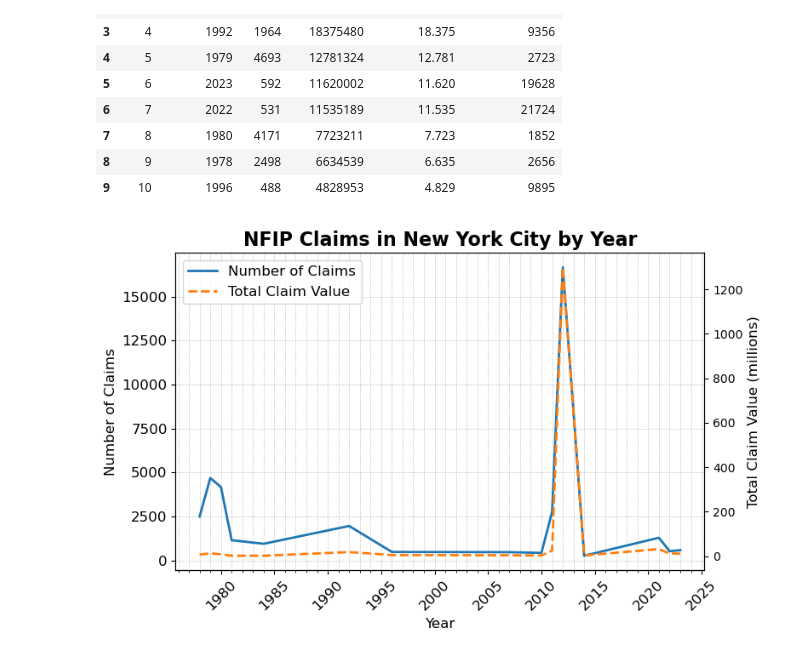
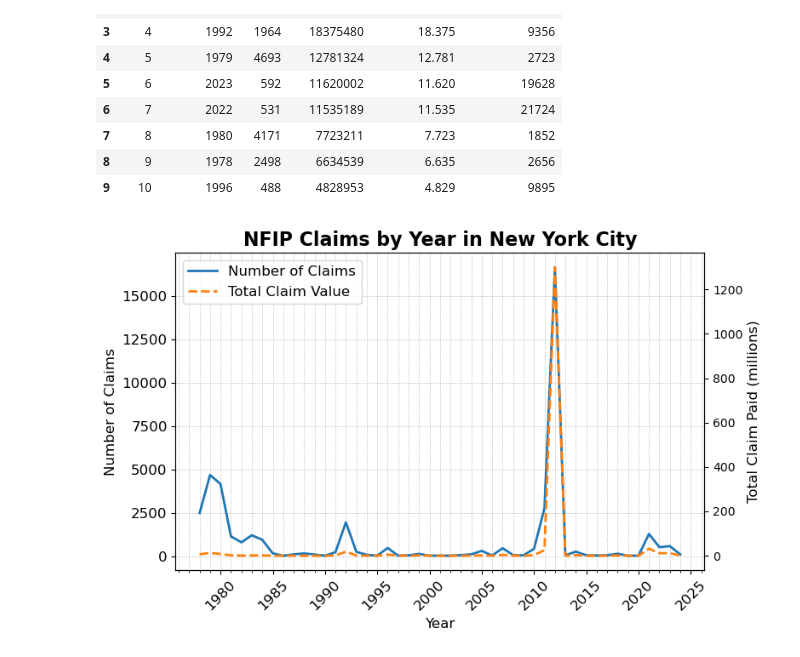
Before and after one commit to mebauer/nyc-odw25-nfip, a Jupyter notebook: figures.ipynb, the cells around one changed output. Cells and saved outputs as stored; diff of their text form; code cells hidden in the pictures.

```diff
--- a/figures.ipynb
+++ b/figures.ipynb
@@ -347,8 +432,7 @@ df
 # %%
-# sanity check
 sql = """
     SELECT
-        EXTRACT('year' FROM dateOfLoss) AS yearOfLoss,
+        yearOfLoss,
         COUNT(*) AS count,
         ROUND(
             SUM(amountPaidOnBuildingClaim)
@@ -366,12 +450,9 @@ sql = """
     WHERE
         yearOfLoss != 2025
     GROUP BY
-        EXTRACT('year' FROM dateOfLoss)
+        yearOfLoss
     ORDER BY
         total_claim DESC
-    LIMIT
-        15
-
 """
 
 df = con.sql(sql).to_df()
@@ -407,62 +488,62 @@ top_ten
 | 8 | 9 | 1978 | 2498 | 6634539 | 6.635 | 2656 |
 | 9 | 10 | 1996 | 488 | 4828953 | 4.829 | 9895 |
 # %%
-# Create the figure and axes
+# create the figure and axes
 fig, ax1 = plt.subplots(figsize=(8, 5))
 
-# Plot the number of claims (count_year) on the first axis with a thicker line
+# plot the number of claims (count_year) on the first axis with a thicker line
 sns.lineplot(
     data=df,
     x='yearOfLoss',
     y='count',
     ax=ax1,
     color='C0',
-    linewidth=2,  # Thicker line for better visibility
-    label='Number of Claims'  # Add a label for the legend
+    linewidth=2,  # thicker line for better visibility
+    label='Number of Claims'  # add a label for the legend
 )
 
-# Create a second y-axis for the amount paid (total_claim)
+# create a second y-axis for the amount paid (total_claim)
 ax2 = ax1.twinx()
 
-# Plot the total claim amount (total_claim) on the second axis with a different line style
+# plot the total claim amount (total_claim) on the second axis with a different line style
 sns.lineplot(
     data=df,
     x='yearOfLoss',
     y='total_claimM',
     ax=ax2,
     color='C1',
-    linewidth=2,  # Thicker line for better visibility
+    linewidth=2,
     linestyle='--',  # Dashed line for differentiation
-    label='Total Claim Value'  # Add a label for the legend
+    label='Total Claim Value'
 )
 
-# Set the title and labels with clear and concise text
-ax1.set_title('NFIP Claims in New York City by Year', fontsize=16, weight='bold')
+# set the title and labels with clear and concise text
+ax1.set_title('NFIP Claims by Year in New York City', fontsize=16, weight='bold')
 ax1.set_xlabel('Year', fontsize=12)
 ax1.set_ylabel('Number of Claims', fontsize=12)
-ax2.set_ylabel('Total Claim Value (millions)', fontsize=12)
+ax2.set_ylabel('Total Claim Paid (millions)', fontsize=12)
 
-# Set the x-axis major and minor ticks
+# set the x-axis major and minor ticks
 ax1.xaxis.set_major_locator(ticker.MultipleLocator(5))
 ax1.xaxis.set_minor_locator(ticker.MultipleLocator(1))
 
-# Improve tick label formatting
+# improve tick label formatting
 ax1.tick_params(axis='x', rotation=45)  # Rotate x-ticks for better readability
 ax1.tick_params(axis='both', which='major', labelsize=12)
 ax1.tick_params(axis='both', which='minor', labelsize=10)
 
-# Add a grid with lighter lines and make sure the grid is only on the primary axis
+# add a grid with lighter lines and make sure the grid is only on the primary axis
 ax1.grid(True, which='both', axis='both', linestyle='--', linewidth=0.5, alpha=0.7)
 
-# Combine the legends from both axes and put them in the upper left
+# combine the legends from both axes and put them in the upper left
 handles, labels = ax1.get_legend_handles_labels()
 handles2, labels2 = ax2.get_legend_handles_labels()
 
-# Combine the handles and labels from both axes
+# combine the handles and labels from both axes
 ax1.legend(handles + handles2, labels + labels2, loc='upper left', fontsize=12)
 ax2.legend().set_visible(False)
 
-# Tight layout to adjust spacing
+# tight layout to adjust spacing
 plt.tight_layout()
 # %% [output]
-[figure, old version]
+[figure, new version]
```
Also changed, not shown: parts of 43 cells of this notebook.
